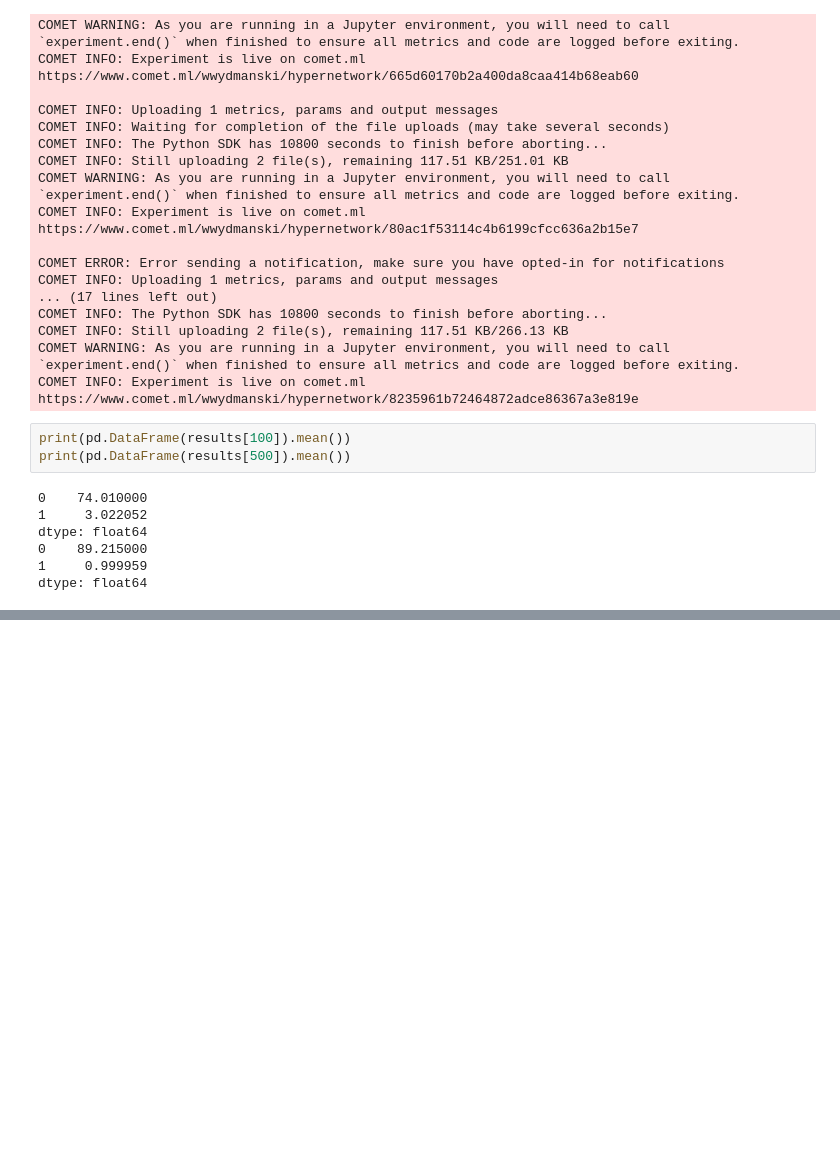
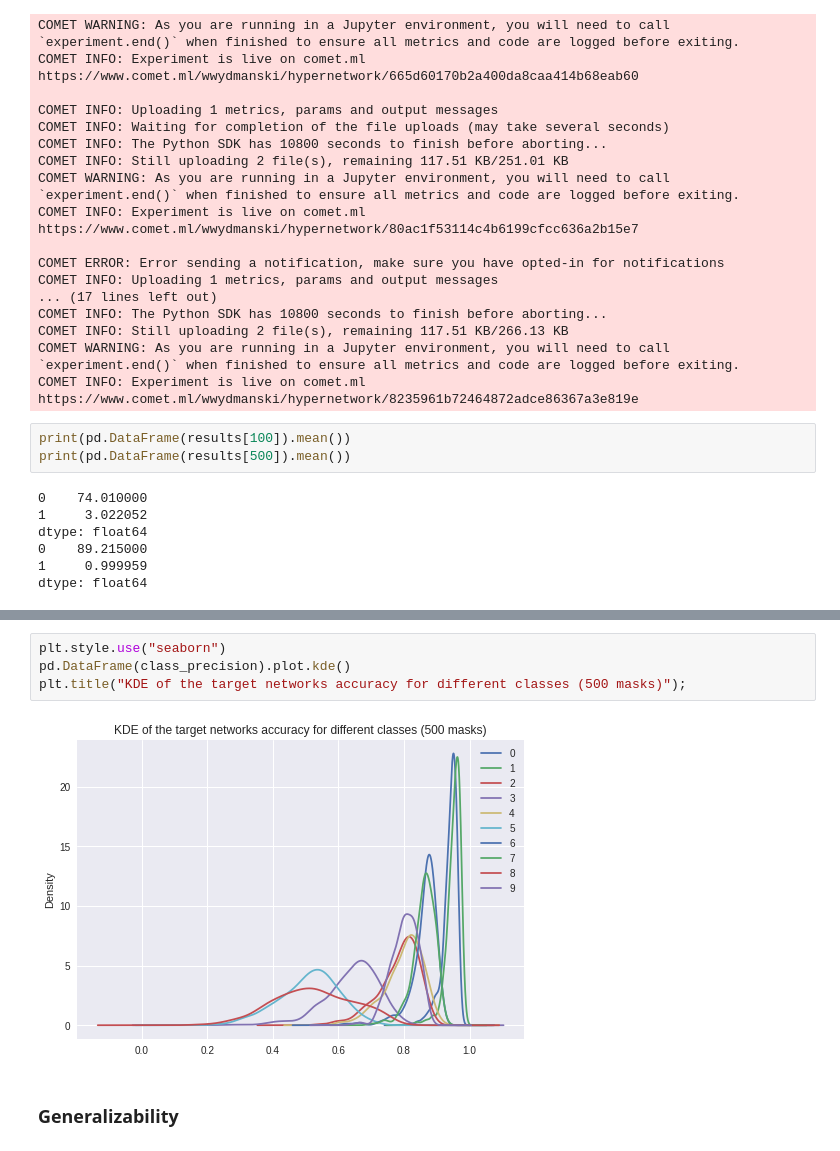
Before and after one commit to wwydmanski/hypernet-cnn, a Jupyter notebook: hypernet_training.ipynb, the cells around one changed output, grey strips where cells are left out. Cells and saved outputs as stored; diff of their text form; blank space fills up the shorter version.

```diff
--- a/hypernet_training.ipynb
+++ b/hypernet_training.ipynb
@@ -1374,0 +1313,8 @@ plt.imshow(masks[0].reshape(28, 28).cpu().detach())
+# %%
+plt.style.use("seaborn")
+pd.DataFrame(class_precision).plot.kde()
+plt.title("KDE of the target networks accuracy for different classes (500 masks)");
+# %% [output]
+[figure, added]
+# %% [markdown]
+### Generalizability
```
Also changed, not shown: parts of 34 cells of this notebook.
